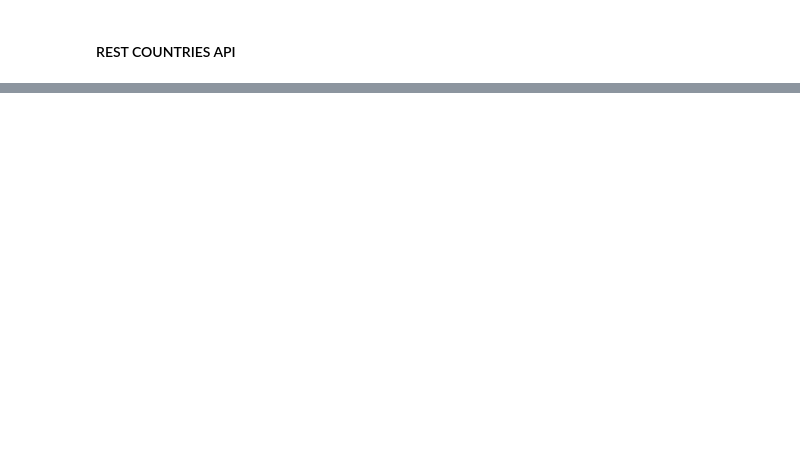
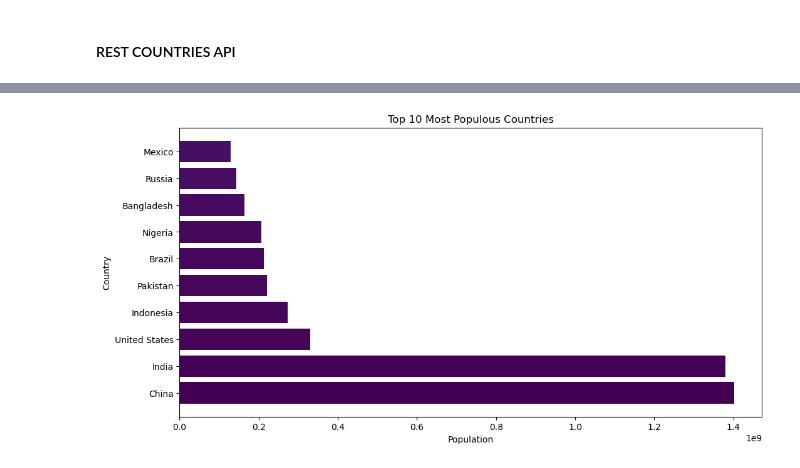
Before and after one commit to RumeysaHilal/api-project, a Jupyter notebook: test.ipynb, the cells around one changed output, grey strips where cells are left out. Drawn from its saved outputs; the diff is of its cells as text; code cells hidden in the pictures; blank space fills up the shorter version.

```diff
--- a/test.ipynb
+++ b/test.ipynb
@@ -88,0 +68,16 @@ countries_df
+# %%
+# Sort the DataFrame by population
+df_sorted_by_population = countries_df.sort_values(by='Population', ascending=False)
+
+# Select the top 10 countries by population
+top_10_population = df_sorted_by_population.head(10)
+# %%
+plt.figure(figsize=(12, 6))
+colors = plt.cm.viridis.colors
+plt.barh(top_10_population['Country'], top_10_population['Population'], color=colors)
+plt.title('Top 10 Most Populous Countries')
+plt.xlabel('Population')
+plt.ylabel('Country')
+plt.show()
+# %% [output]
+[figure, added]
```
Also changed, not shown: parts of 18 cells of this notebook, 2 other files.
